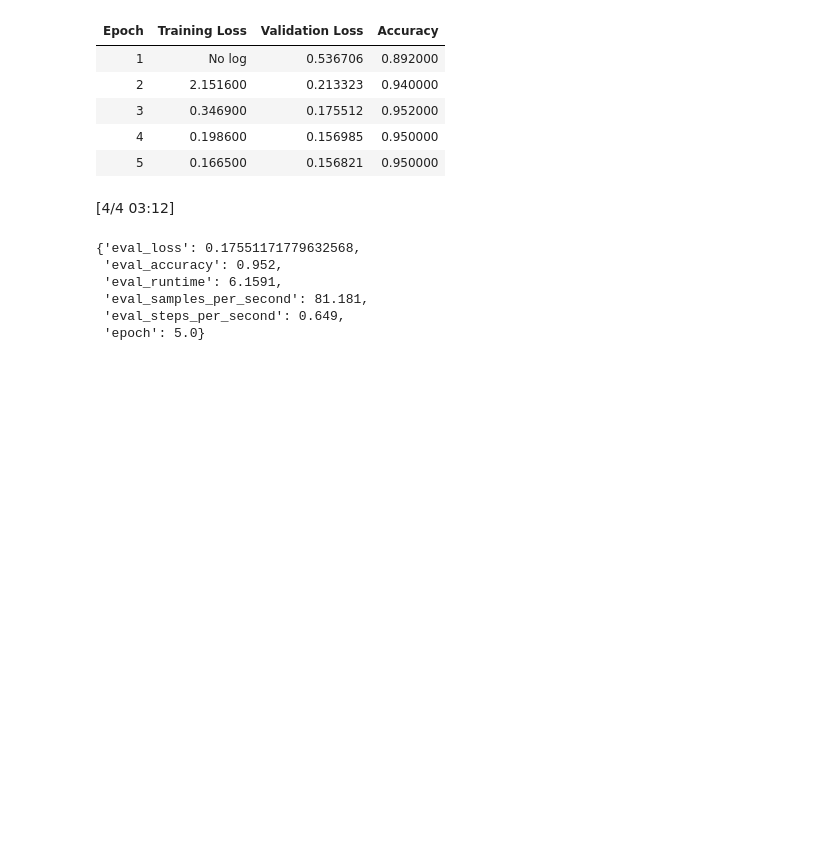
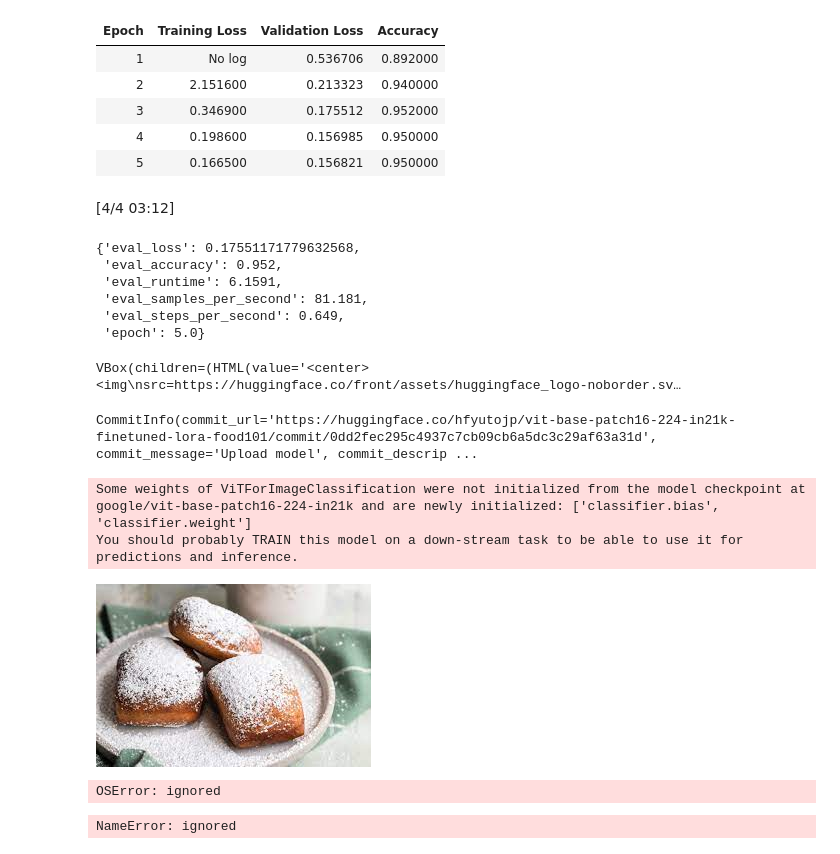
Before and after one commit to japonkei/jk-colab, a Jupyter notebook: peftLoraImgClassf.ipynb, the cells around one changed output. Cells and saved outputs as stored; diff of their text form; code cells hidden in the pictures; blank space fills up the shorter version.

```diff
--- a/peftLoraImgClassf.ipynb
+++ b/peftLoraImgClassf.ipynb
@@ -280,3 +280,52 @@ trainer.evaluate(val_ds)
     "eval_steps_per_second": 1.12,
     "epoch": 5.0,
 }
+# %%
+from huggingface_hub import notebook_login
+notebook_login()
+# %% [output]
+VBox(children=(HTML(value='<center> <img\nsrc=https://huggingface.co/front/assets/huggingface_logo-noborder.sv…
+# %%
+repo_name = f"hfyutojp/{model_name}-finetuned-lora-food101"
+lora_model.push_to_hub(repo_name)
+# %% [output]
+CommitInfo(commit_url='https://huggingface.co/hfyutojp/vit-base-patch16-224-in21k-finetuned-lora-food101/commit/0dd2fec295c4937c7cb09cb6a5dc3c29af63a31d', commit_message='Upload model', commit_descrip ...
+# %%
+from peft import PeftConfig, PeftModel
+
+
+config = PeftConfig.from_pretrained(repo_name)
+model = AutoModelForImageClassification.from_pretrained(
+    config.base_model_name_or_path,
+    label2id=label2id,
+    id2label=id2label,
+    ignore_mismatched_sizes=True,  # provide this in case you're planning to fine-tune an already fine-tuned checkpoint
+)
+# Load the LoRA model
+inference_model = PeftModel.from_pretrained(model, repo_name)
+# %% [output]
+Some weights of ViTForImageClassification were not initialized from the model checkpoint at google/vit-base-patch16-224-in21k and are newly initialized: ['classifier.bias', 'classifier.weight']
+You should probably TRAIN this model on a down-stream task to be able to use it for predictions and inference.
+# %%
+from PIL import Image
+import requests
+
+url = "https://huggingface.co/datasets/sayakpaul/sample-datasets/resolve/main/beignets.jpeg"
+image = Image.open(requests.get(url, stream=True).raw)
+image
+# %% [output]
+[figure, added]
+# %%
+image_processor = AutoImageProcessor.from_pretrained(repo_name)
+# %% [output]
+OSError: ignored
+# %%
+with torch.no_grad():
+    outputs = inference_model(**encoding)
+    logits = outputs.logits
+
+predicted_class_idx = logits.argmax(-1).item()
+print("Predicted class:", inference_model.config.id2label[predicted_class_idx])
+"Predicted class: beignets"
+# %% [output]
+NameError: ignored
```
